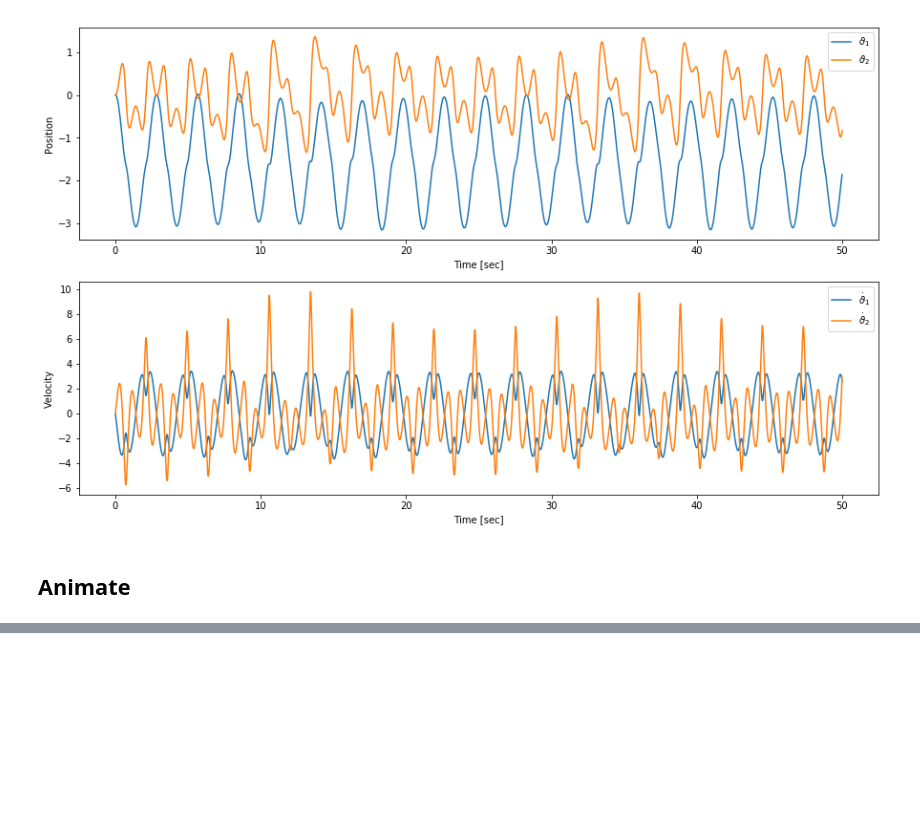
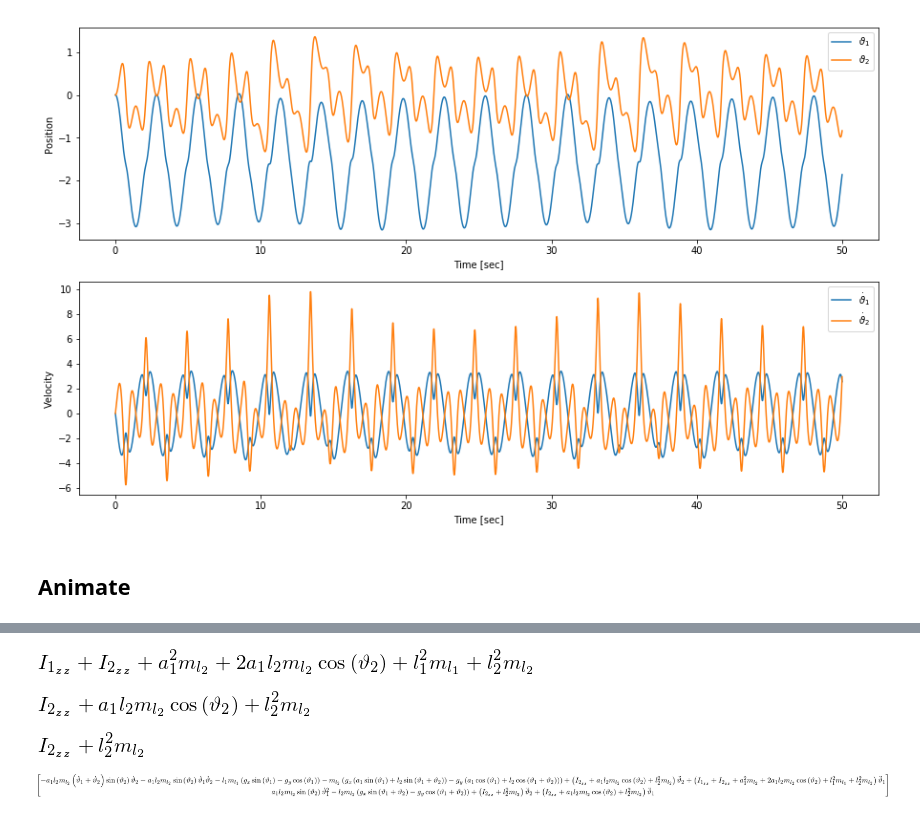
Before and after one commit to kschwan/twolink, a Jupyter notebook: twolink.ipynb, the cells around one changed output, grey strips where cells are left out. Drawn from its saved outputs; the diff is of its cells as text; code cells hidden in the pictures; blank space fills up the shorter version.

```diff
--- a/twolink.ipynb
+++ b/twolink.ipynb
@@ -312,0 +349,18 @@ HTML("""
+# %%
+M[0,0]
+# %% [output]
+[figure, added]
+# %%
+M[1,0]  # equal to M[0,1]
+# %% [output]
+[figure, added]
+# %%
+M[1,1]
+# %% [output]
+[figure, added]
+# %%
+tau_test1 = M*qdd + C*qd + gq
+tau_test1.simplify()
+tau_test1
+# %% [output]
+[figure, added]
```
Also changed, not shown: parts of 23 cells of this notebook.
